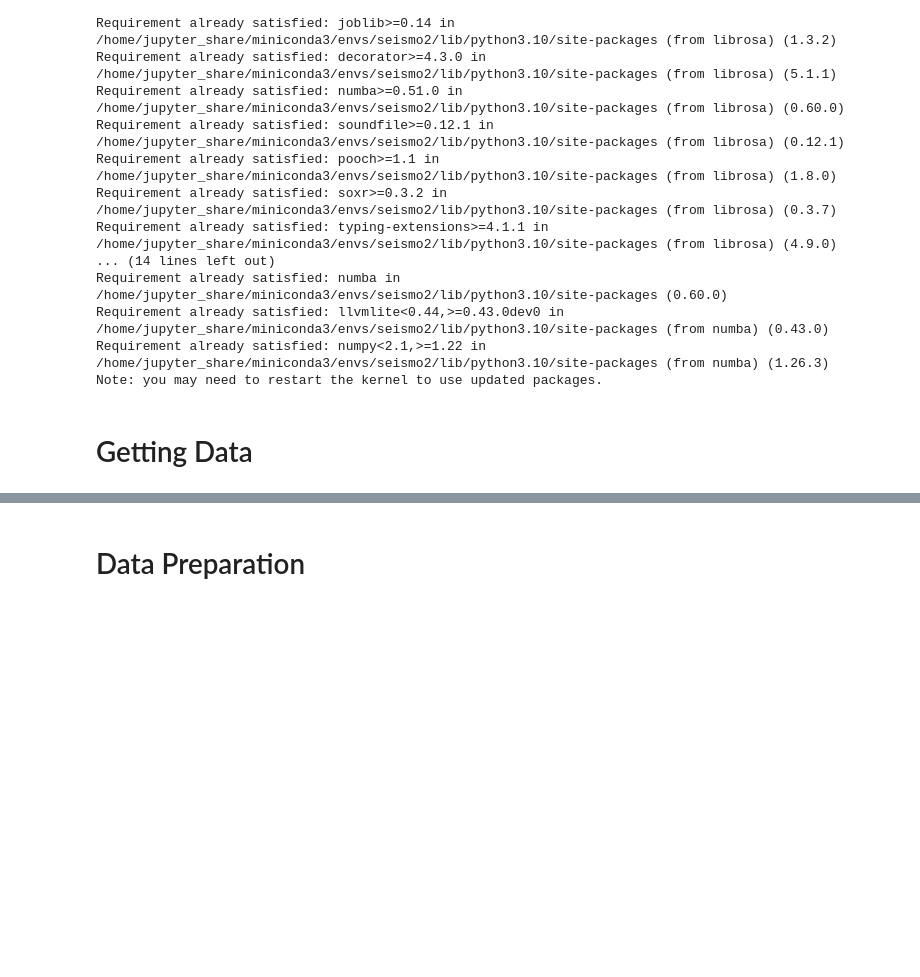
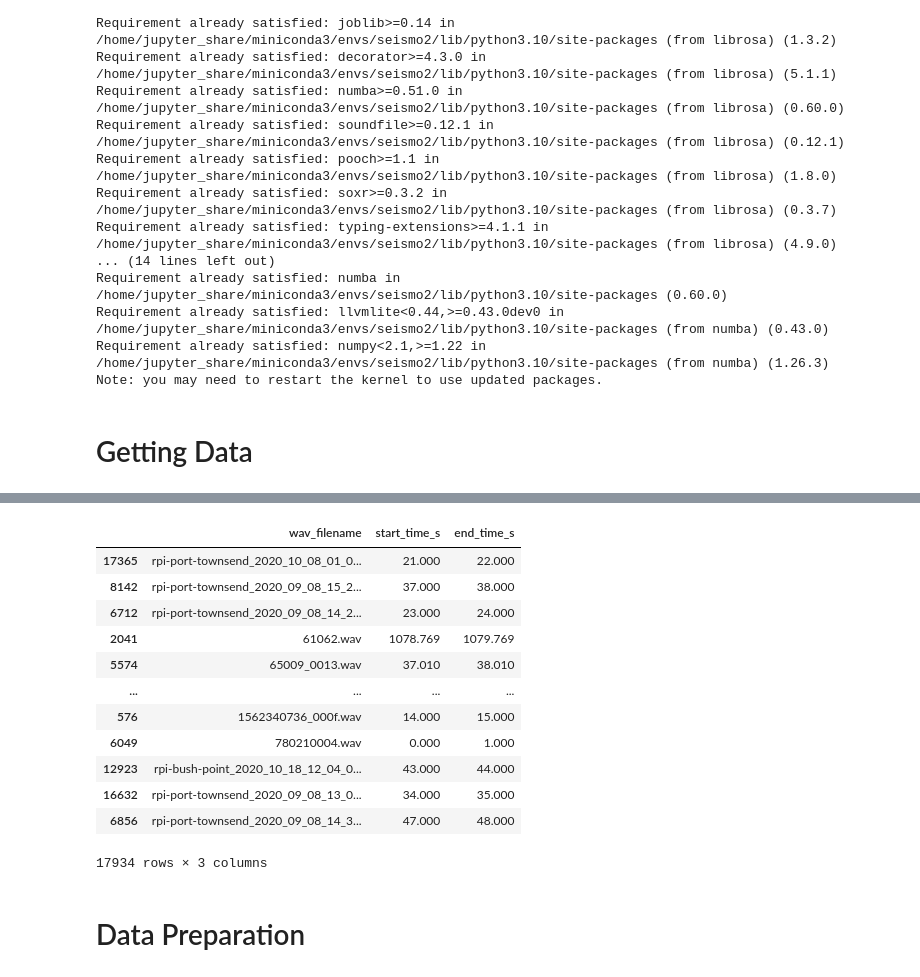
Before and after one commit to Denolle-Lab/OrcaSeis, a Jupyter notebook: cnn_pytorch.ipynb, the cells around one changed output, grey strips where cells are left out. Saved outputs shown, nothing was run; the diff lists cells and outputs as text; code cells hidden in the pictures; blank space fills up the shorter version.

```diff
--- a/cnn_pytorch.ipynb
+++ b/cnn_pytorch.ipynb
@@ -58,3 +58,19 @@ print(noise_df.shape)
+# %%
+noise_df
+# %% [output]
+|  | wav_filename | start_time_s | end_time_s |
+| 17365 | rpi-port-townsend_2020_10_08_01_0... | 21.000 | 22.000 |
+| 8142 | rpi-port-townsend_2020_09_08_15_2... | 37.000 | 38.000 |
+| 6712 | rpi-port-townsend_2020_09_08_14_2... | 23.000 | 24.000 |
+| 2041 | 61062.wav | 1078.769 | 1079.769 |
+| 5574 | 65009_0013.wav | 37.010 | 38.010 |
+| ... | ... | ... | ... |
+| 576 | 1562340736_000f.wav | 14.000 | 15.000 |
+| 6049 | 780210004.wav | 0.000 | 1.000 |
+| 12923 | rpi-bush-point_2020_10_18_12_04_0... | 43.000 | 44.000 |
+| 16632 | rpi-port-townsend_2020_09_08_13_0... | 34.000 | 35.000 |
+| 6856 | rpi-port-townsend_2020_09_08_14_3... | 47.000 | 48.000 |
+17934 rows × 3 columns
 # %% [markdown]
 # Data Preparation
 # %%
```
Also changed, not shown: parts of 13 cells of this notebook, 1 other file.
